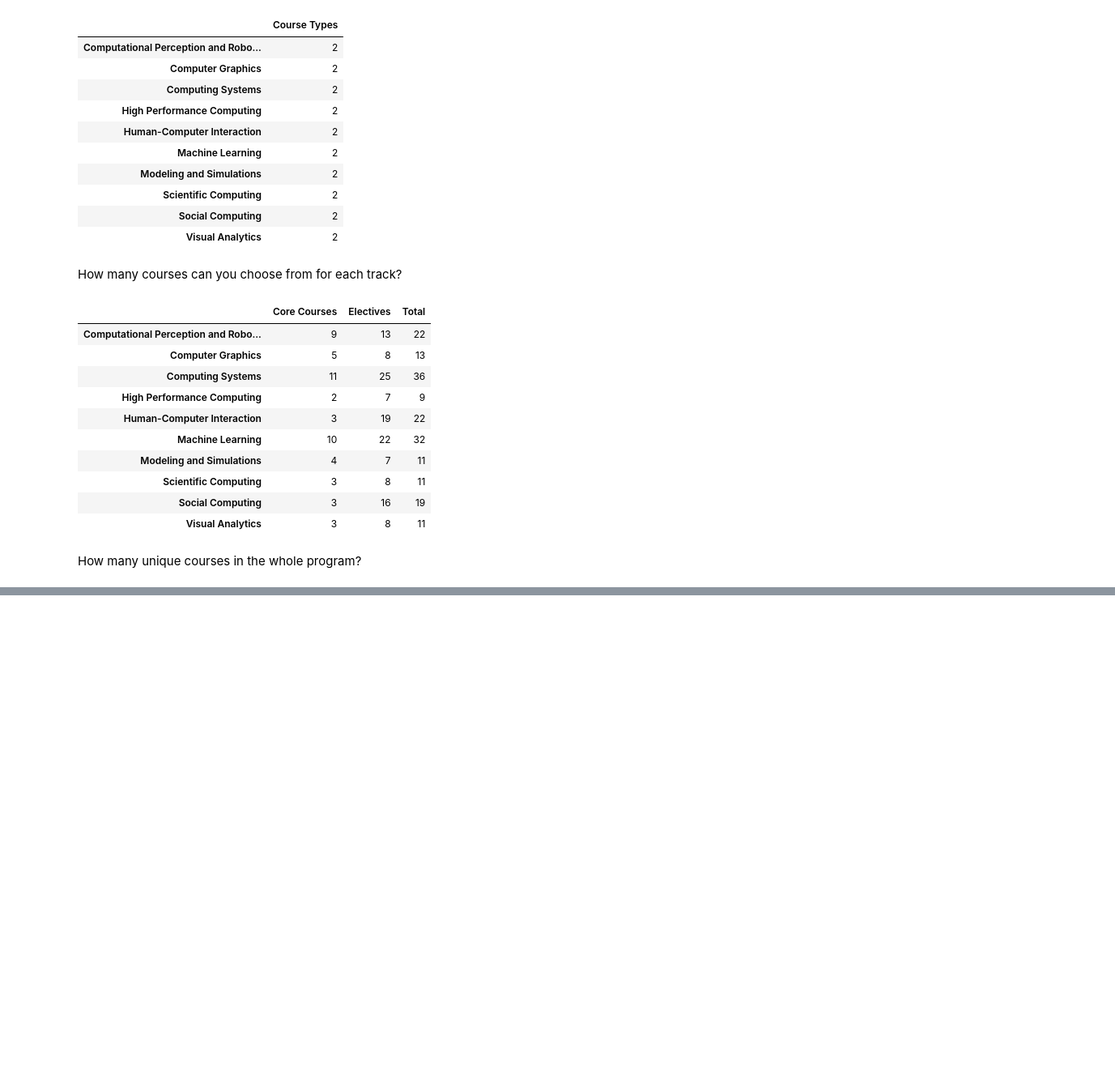
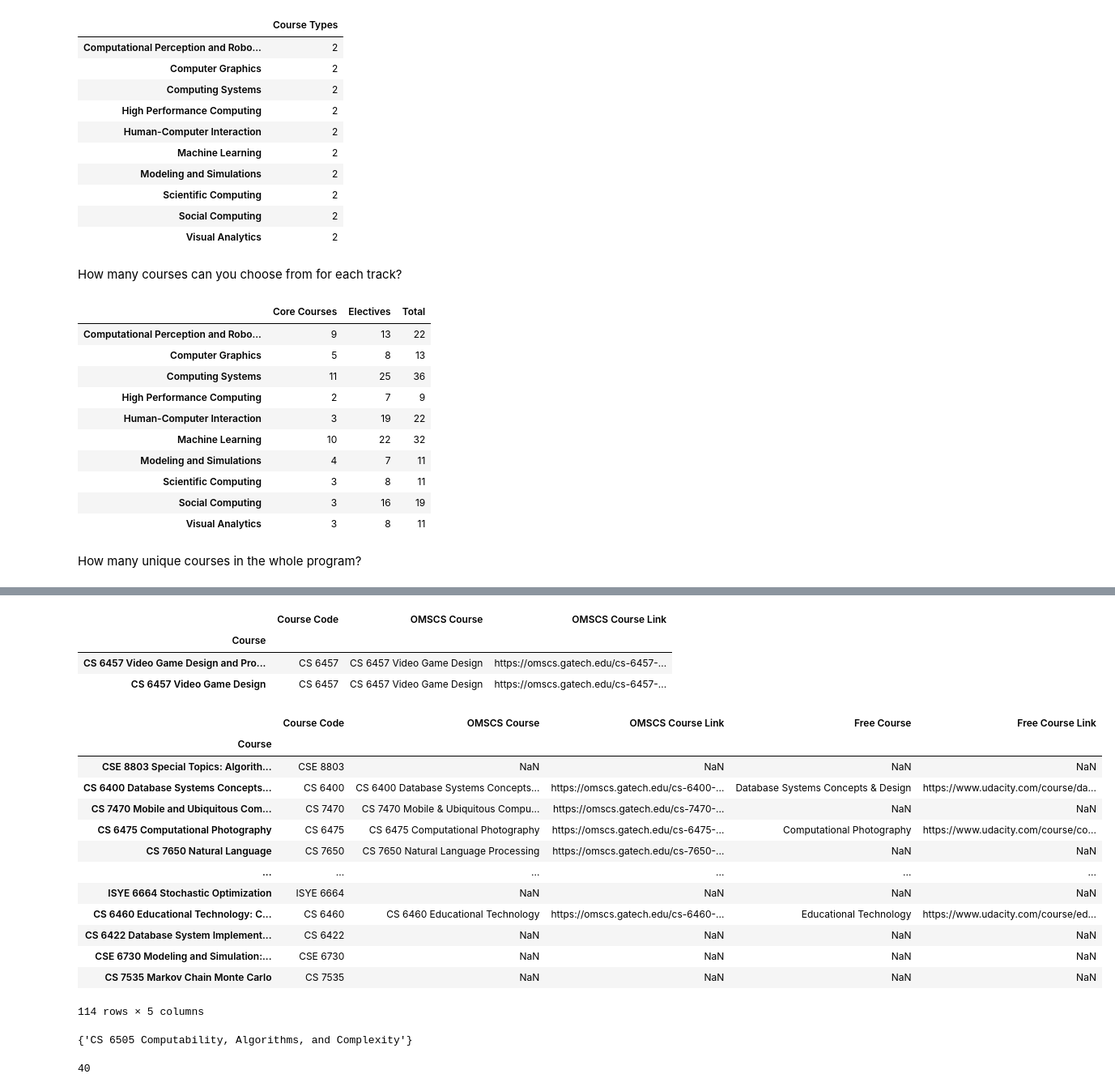
Before and after one commit to zhaoyi3264/gt-mscs, a Jupyter notebook: scrape.ipynb, the cells around one changed output, grey strips where cells are left out. Shown at 81% size. Saved outputs shown, nothing was run; the diff lists cells and outputs as text; code cells hidden in the pictures; blank space fills up the shorter version.

Commit message:
Show OMSCS and free course links

```diff
--- a/scrape.ipynb
+++ b/scrape.ipynb
@@ -256,0 +300,7 @@ CS 7644 Machine Learning for Robotics
+# %%
+all_course_df = pd.DataFrame(all_courses, columns=['Course'])
+omscs_course_to_link_df = pd.DataFrame(omscs_course_to_link, index=['OMSCS Course Link']).T
+omscs_course_to_link_df = omscs_course_to_link_df.reset_index(names='Course')
+# %%
+all_course_df['Course Code'] = all_course_df['Course'].apply(lambda e: ' '.join(e.split(' ')[:2]))
+all_course_df
@@ -256,0 +321,3 @@ CS 7644 Machine Learning for Robotics
+# %%
+omscs_course_to_link_df['Course Code'] = omscs_course_to_link_df['Course'].apply(lambda e: ' '.join(e.split(' ')[:2]))
+omscs_course_to_link_df
@@ -256,0 +338,12 @@ CS 7644 Machine Learning for Robotics
+# %%
+course_to_link = pd.merge(
+    all_course_df,
+    omscs_course_to_link_df,
+    left_on='Course Code',
+    right_on='Course Code',
+    how='left',
+    suffixes=('', ' OMSCS')
+)
+course_to_link = course_to_link.query('`Course Code` != "CS 8803"')
+course_to_link = course_to_link.set_index('Course').rename(columns={'Course OMSCS': 'OMSCS Course'})
+course_to_link
@@ -256,0 +385,40 @@ CS 7644 Machine Learning for Robotics
+# %%
+course_to_link.query('`Course Code` == "CS 6457"')
+# %% [output]
+|  | Course Code | OMSCS Course | OMSCS Course Link |
+| Course |  |  |  |
+| CS 6457 Video Game Design and Pro... | CS 6457 | CS 6457 Video Game Design | https://omscs.gatech.edu/cs-6457-... |
+| CS 6457 Video Game Design | CS 6457 | CS 6457 Video Game Design | https://omscs.gatech.edu/cs-6457-... |
+# %%
+course_to_links = pd.merge(
+    course_to_link,
+    course_to_free_course_info,
+    left_index=True,
+    right_index=True,
+    how='left',
+)
+course_to_links.T.to_json(os.path.join('data', 'course_to_links.json'), indent=4)
+course_to_links
+# %% [output]
+|  | Course Code | OMSCS Course | OMSCS Course Link | Free Course | Free Course Link |
+| Course |  |  |  |  |  |
+| CSE 8803 Special Topics: Algorith... | CSE 8803 | NaN | NaN | NaN | NaN |
+| CS 6400 Database Systems Concepts... | CS 6400 | CS 6400 Database Systems Concepts... | https://omscs.gatech.edu/cs-6400-... | Database Systems Concepts & Design | https://www.udacity.com/course/da... |
+| CS 7470 Mobile and Ubiquitous Com... | CS 7470 | CS 7470 Mobile & Ubiquitous Compu... | https://omscs.gatech.edu/cs-7470-... | NaN | NaN |
+| CS 6475 Computational Photography | CS 6475 | CS 6475 Computational Photography | https://omscs.gatech.edu/cs-6475-... | Computational Photography | https://www.udacity.com/course/co... |
+| CS 7650 Natural Language | CS 7650 | CS 7650 Natural Language Processing | https://omscs.gatech.edu/cs-7650-... | NaN | NaN |
+| ... | ... | ... | ... | ... | ... |
+| ISYE 6664 Stochastic Optimization | ISYE 6664 | NaN | NaN | NaN | NaN |
+| CS 6460 Educational Technology: C... | CS 6460 | CS 6460 Educational Technology | https://omscs.gatech.edu/cs-6460-... | Educational Technology | https://www.udacity.com/course/ed... |
+| CS 6422 Database System Implement... | CS 6422 | NaN | NaN | NaN | NaN |
+| CSE 6730 Modeling and Simulation:... | CSE 6730 | NaN | NaN | NaN | NaN |
+| CS 7535 Markov Chain Monte Carlo | CS 7535 | NaN | NaN | NaN | NaN |
+114 rows × 5 columns
+# %%
+set(course_to_free_course) - set(course_to_links.dropna().index)
+# %% [output]
+{'CS 6505 Computability, Algorithms, and Complexity'}
+# %%
+len(course_to_links.dropna(subset=['OMSCS Course Link']))
+# %% [output]
+40
```
Also changed, not shown: parts of 23 cells of this notebook, 5 other files.
